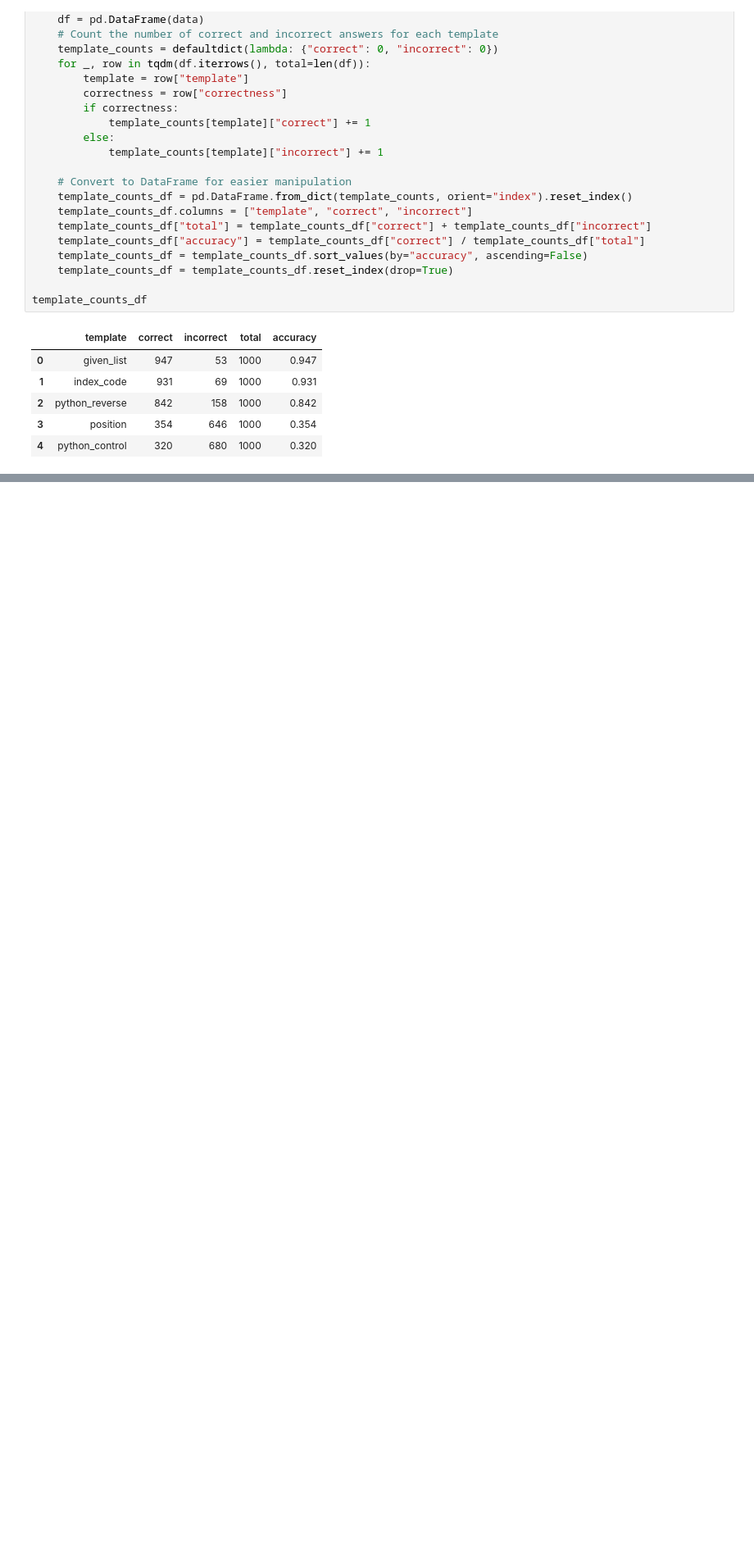
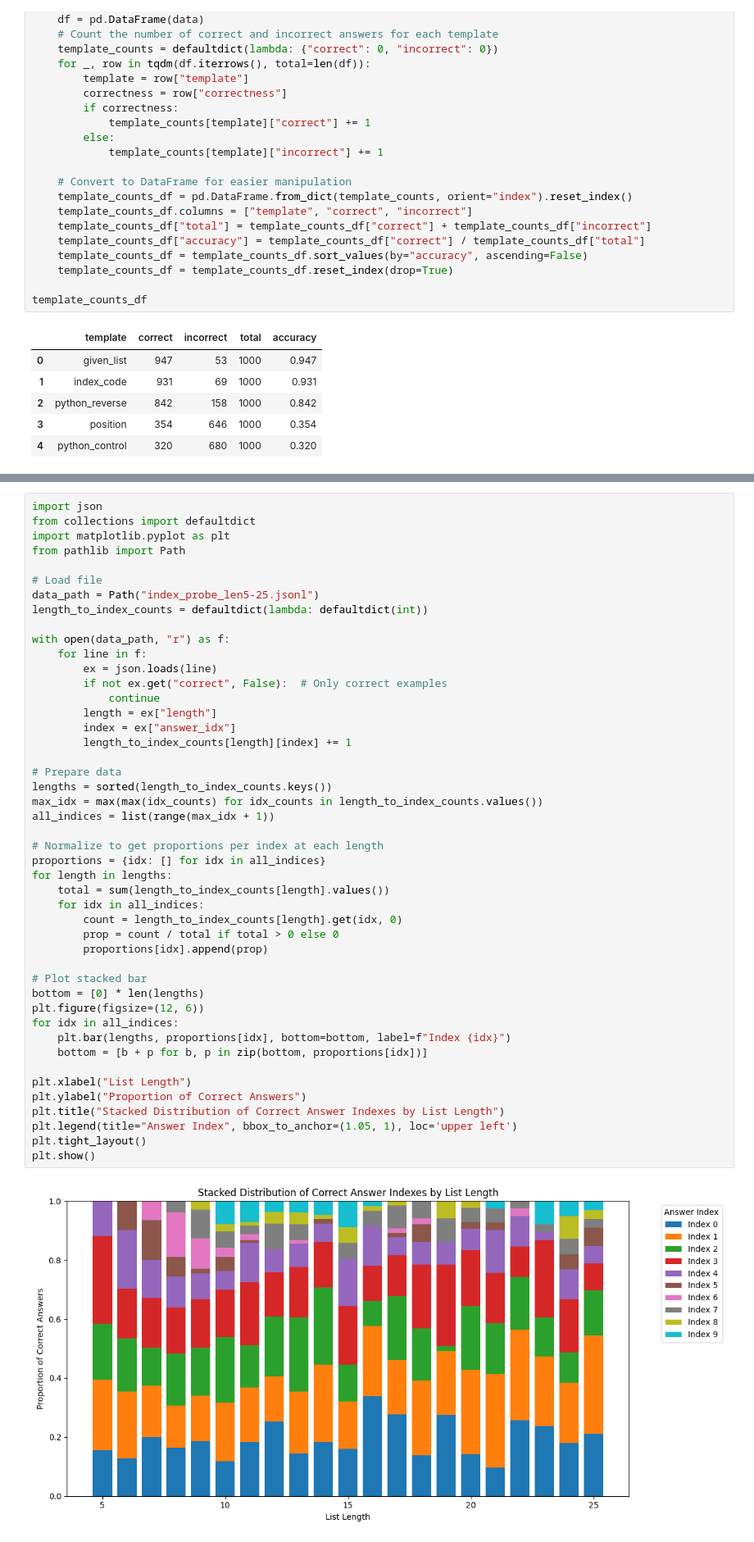
Before and after one commit to AkashSingirikonda/mechinterp2222, a Jupyter notebook: utils/random_gen.ipynb, the cells around one changed output, grey strips where cells are left out. Shown at 82% size. Drawn from its saved outputs; the diff is of its cells as text; blank space fills up the shorter version.

```diff
--- a/utils/random_gen.ipynb
+++ b/utils/random_gen.ipynb
@@ -269 +271,49 @@ plt.show()
 [figure]
+# %%
+import json
+from collections import defaultdict
+import matplotlib.pyplot as plt
+from pathlib import Path
+
+# Load file
+data_path = Path("index_probe_len5-25.jsonl")
+length_to_index_counts = defaultdict(lambda: defaultdict(int))
+
+with open(data_path, "r") as f:
+    for line in f:
+        ex = json.loads(line)
+        if not ex.get("correct", False):  # Only correct examples
+            continue
+        length = ex["length"]
+        index = ex["answer_idx"]
+        length_to_index_counts[length][index] += 1
+
+# Prepare data
+lengths = sorted(length_to_index_counts.keys())
+max_idx = max(max(idx_counts) for idx_counts in length_to_index_counts.values())
+all_indices = list(range(max_idx + 1))
+
+# Normalize to get proportions per index at each length
+proportions = {idx: [] for idx in all_indices}
+for length in lengths:
+    total = sum(length_to_index_counts[length].values())
+    for idx in all_indices:
+        count = length_to_index_counts[length].get(idx, 0)
+        prop = count / total if total > 0 else 0
+        proportions[idx].append(prop)
+
+# Plot stacked bar
+bottom = [0] * len(lengths)
+plt.figure(figsize=(12, 6))
+for idx in all_indices:
+    plt.bar(lengths, proportions[idx], bottom=bottom, label=f"Index {idx}")
+    bottom = [b + p for b, p in zip(bottom, proportions[idx])]
+
+plt.xlabel("List Length")
+plt.ylabel("Proportion of Correct Answers")
+plt.title("Stacked Distribution of Correct Answer Indexes by List Length")
+plt.legend(title="Answer Index", bbox_to_anchor=(1.05, 1), loc='upper left')
+plt.tight_layout()
+plt.show()
+# %% [output]
+[figure, added]
```
Also changed, not shown: parts of 3 cells of this notebook, 1 other file.
